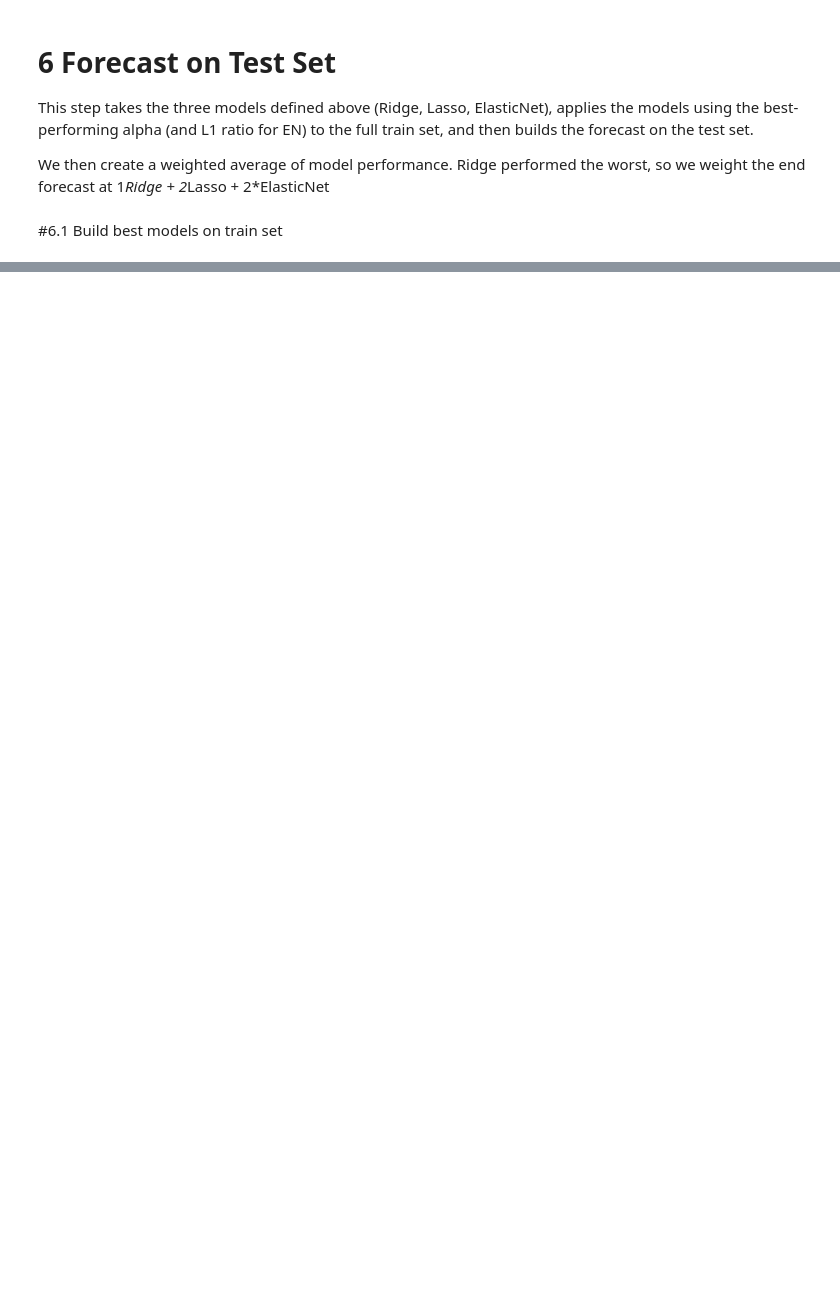
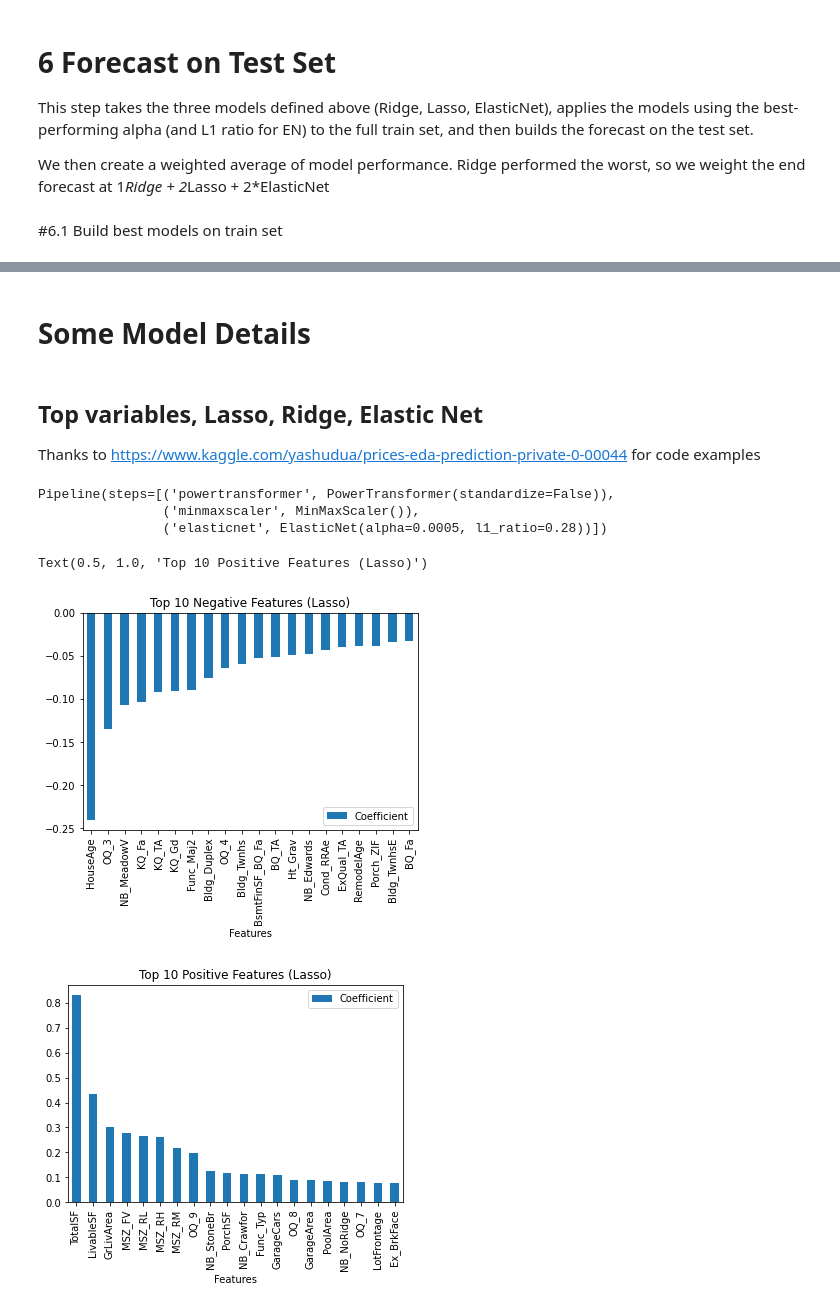
Before and after one commit to weswest/MSDS422, a Jupyter notebook: MSDS_422_Assignment3.ipynb, the cells around one changed output, grey strips where cells are left out. Cells and saved outputs as stored; diff of their text form; code cells hidden in the pictures; blank space fills up the shorter version.

```diff
--- a/MSDS_422_Assignment3.ipynb
+++ b/MSDS_422_Assignment3.ipynb
@@ -1182,0 +1253,35 @@ Best Alpha: 2.0000, Best Ridge score: 0.1218)
+# %%
+use_best = False # This is a toggle for whether the code should use the last best run or size them out again
+
+kridge_alphas = [0.00001, 0.0001, 0.001, 0.01, 0.1, 1, 10, 100]
+if use_best:
+  kridge_alphas = [1] # This line overwrites the outcomes of the ridge_alphas below, since 1 performed the best
+best_kridge_score = 1000
+best_krigde_alpha = 0
+
+for alpha_touse in kridge_alphas:
+  KRR = KernelRidge(alpha= alpha_touse, kernel='polynomial', degree=2, coef0=2.5)
+  KRR_pipe = make_pipeline(power, scaler, KRR)
+#  KRR_pipe = make_pipeline(scaler, KRR)
+  score = kfold_cv_rmsle(KRR_pipe, df_train, y_train)
+  if score.mean() < best_kridge_score:
+    best_kridge_score = score.mean()
+    best_kridge_alpha = alpha_touse
+  print("Alpha: {:.4f}, KernelRidge score: {:.4f} ({:.4f})\n".format(alpha_touse, score.mean(), score.std()))
+
+kridge_alphas_multipliers = np.array([0.2, 0.5, 0.8, 1, 1.3, 2, 5, 8])
+kridge_alphas = best_kridge_alpha * kridge_alphas_multipliers
+if use_best:
+  kridge_alphas = [2] # This line overwrites the outcomes of the ridge_alphas below, since 2 performed the best
+
+for alpha_touse in kridge_alphas:
+  KRR = KernelRidge(alpha= alpha_touse, kernel='polynomial', degree=2, coef0=2.5)
+  KRR_pipe = make_pipeline(power, scaler, KRR)
+#  KRR_pipe = make_pipeline(scaler, KRR)
+  score = kfold_cv_rmsle(KRR_pipe, df_train, y_train)
+  if score.mean() < best_kridge_score:
+    best_kridge_score = score.mean()
+    best_kridge_alpha = alpha_touse
+  print("Alpha: {:.4f}, KernelRidge score: {:.4f} ({:.4f})\n".format(alpha_touse, score.mean(), score.std()))
+
+print("Best KernelRidge Alpha: {:.4f}, Best KernelRidge score: {:.4f})\n".format(best_ridge_alpha, best_ridge_score))
@@ -1359,0 +1533,25 @@ sub['SalePrice'] = final_pred
+# %% [markdown]
+# Some Model Details
+# %% [markdown]
+## Top variables, Lasso, Ridge, Elastic Net
+
+Thanks to https://www.kaggle.com/yashudua/prices-eda-prediction-private-0-00044 for code examples
+# %%
+print(ElNetMd)
+# %% [output]
+Pipeline(steps=[('powertransformer', PowerTransformer(standardize=False)),
+                ('minmaxscaler', MinMaxScaler()),
+                ('elasticnet', ElasticNet(alpha=0.0005, l1_ratio=0.28))])
+# %%
+coeff_df = pd.DataFrame(LassoMd.named_steps['lasso'].coef_.T,df_train.columns,columns=['Coefficient'])
+coeff_df.sort_values(by='Coefficient').head(20).plot(kind='bar')
+plt.xlabel('Features')
+plt.title('Top 10 Negative Features (Lasso)')
+
+coeff_df.sort_values(by='Coefficient',ascending=False).head(20).plot(kind='bar')
+plt.xlabel('Features')
+plt.title('Top 10 Positive Features (Lasso)')
+# %% [output]
+Text(0.5, 1.0, 'Top 10 Positive Features (Lasso)')
+[figure, added]
+[figure, added]
```
Also changed, not shown: parts of 25 cells of this notebook.
